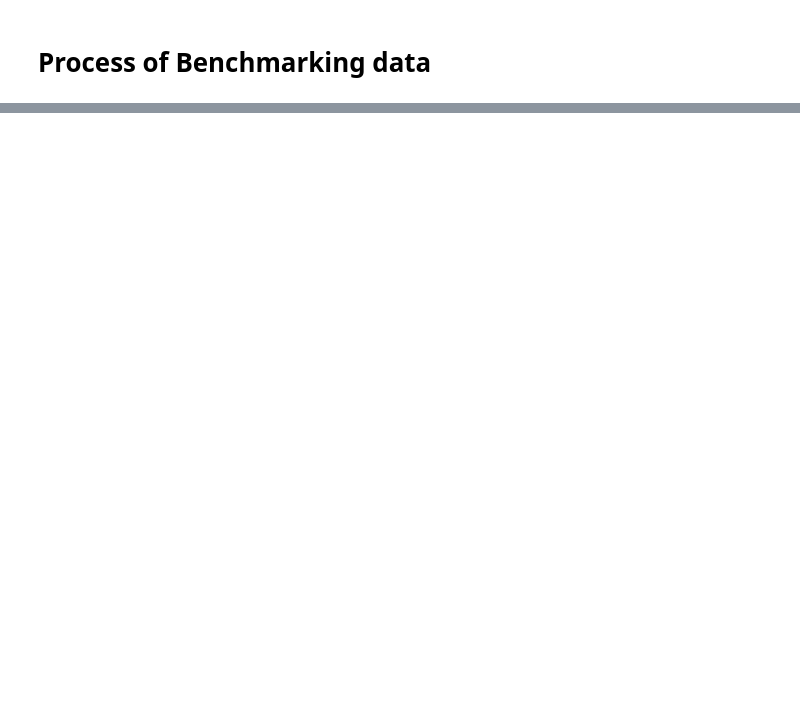
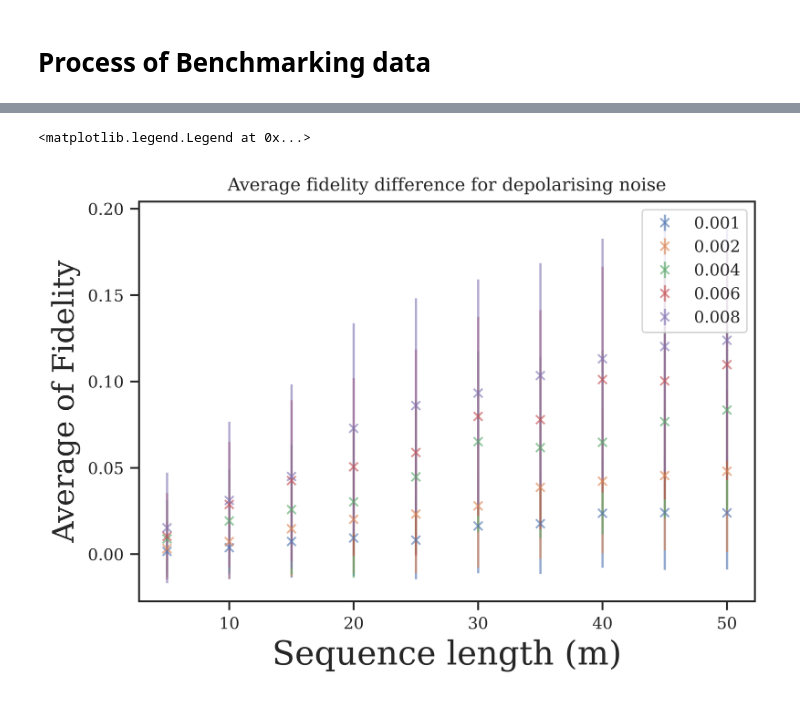
Before and after one commit to mmehrani/Randomized_Benchmarking_protocol, a Jupyter notebook: data_post_processing.ipynb, the cells around one changed output, grey strips where cells are left out. Saved outputs shown, nothing was run; the diff lists cells and outputs as text; code cells hidden in the pictures; blank space fills up the shorter version.

```diff
--- a/data_post_processing.ipynb
+++ b/data_post_processing.ipynb
@@ -57,0 +81,28 @@ fig.savefig(os.path.join(path, 'RB_std_ntv_comparison.png'))
+# %%
+def root_sum_squared(array_one, array_two):
+    return np.sqrt( array_one**2 + array_two**2 )
+# %%
+fig = plt.figure(dpi = 1000)
+# fig = plt.figure()
+ax = fig.add_subplot()
+
+for epsilon in [0.001,0.002,0.004,0.006,0.008]:
+
+    # plt.loglog()
+
+    ax.errorbar(ordered_layers_dict[epsilon], avg_rng_fdlty_dict[epsilon] - avg_std_fdlty_dict[epsilon],
+                yerr = root_sum_squared(err_rng_fdlty_dict[epsilon],err_std_fdlty_dict[epsilon]),
+                alpha = 0.6, fmt='x',
+                label = '{}'.format(epsilon))
+
+
+plt.xlabel('Sequence length (m)', fontsize=18)
+plt.ylabel('Average of Fidelity', fontsize=16)
+plt.title('Average fidelity difference for depolarising noise'.format(epsilon))
+
+plt.legend()
+
+# fig.savefig(os.path.join(path, 'RB_std_ntv_comparison_'+folder_name +'.png'))
+# %% [output]
+<matplotlib.legend.Legend at 0x...>
+[figure, added]
```
Also changed, not shown: parts of 13 cells of this notebook.
